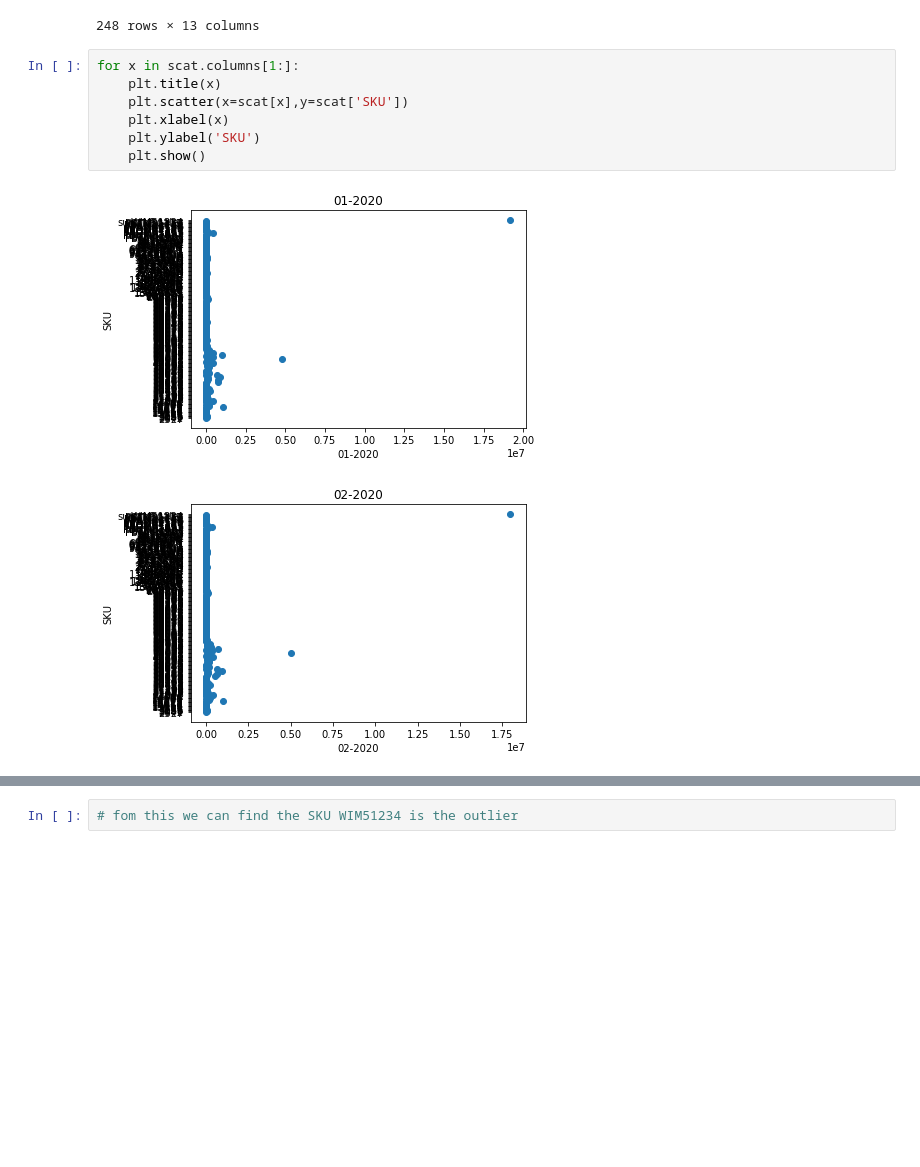
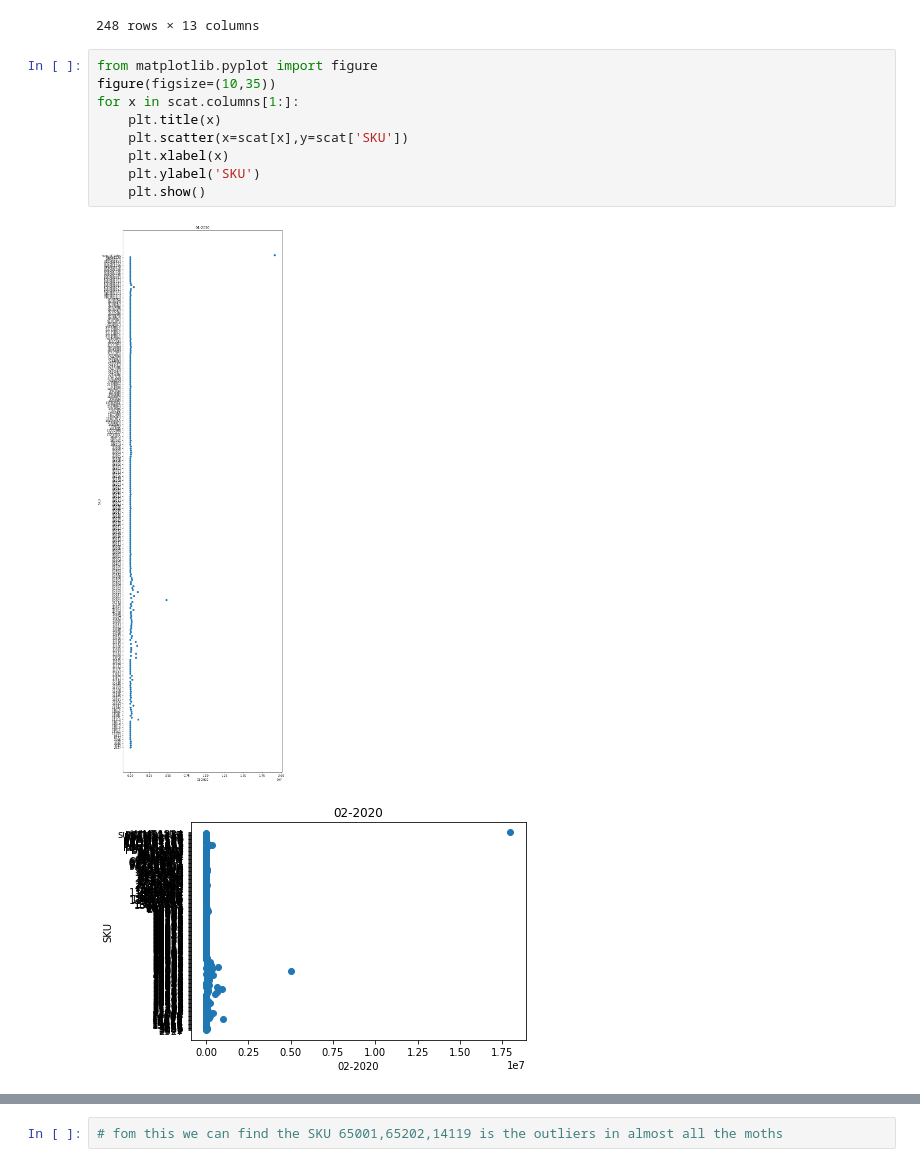
Before and after one commit to pavi-ninjaac/Merkle_Sokrati_internshipDS_Assignment, a Jupyter notebook: Assignment_2/Assignmaent_2.ipynb, the cells around one changed output, grey strips where cells are left out. Drawn from its saved outputs; the diff is of its cells as text; blank space fills up the shorter version.

```diff
--- a/Assignment_2/Assignmaent_2.ipynb
+++ b/Assignment_2/Assignmaent_2.ipynb
@@ -132,14 +132,16 @@ scat
 | 247 | sum_of_sales | 19170099 | 17973457 | 20234570 | 19103472 | 18555947 | 18303531 | 18795771 | 16590204 | 17309331 | 18300108 | ... |
 248 rows × 13 columns
 # %%
+from matplotlib.pyplot import figure
+figure(figsize=(10,35))
 for x in scat.columns[1:]:
     plt.title(x)
     plt.scatter(x=scat[x],y=scat['SKU'])
     plt.xlabel(x)
     plt.ylabel('SKU')
     plt.show()
 # %% [output]
-[figure, old version]
+[figure, new version]
 [figure]
 [figure]
 [figure]
@@ -152,4 +154,4 @@ for x in scat.columns[1:]:
 [figure]
 [figure]
 # %%
-# fom this we can find the SKU WIM51234 is the outlier
+# fom this we can find the SKU 65001,65202,14119 is the outliers in almost all the moths
```
